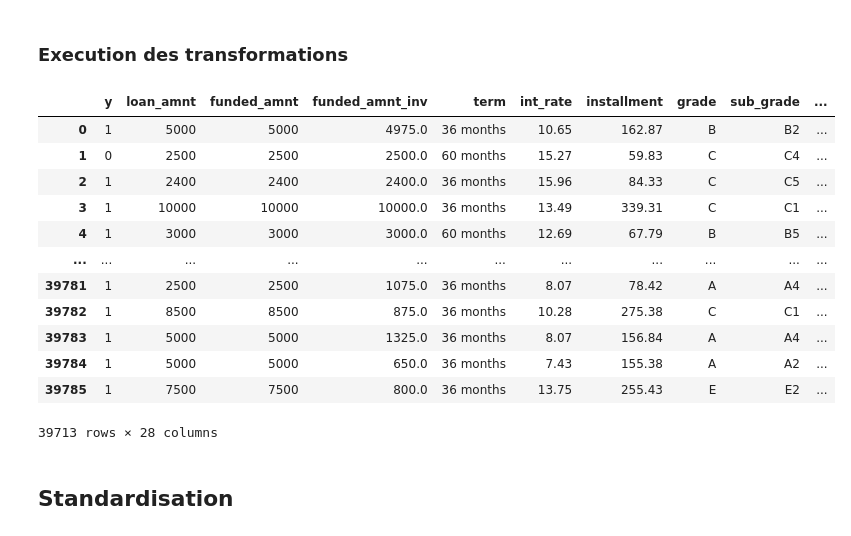
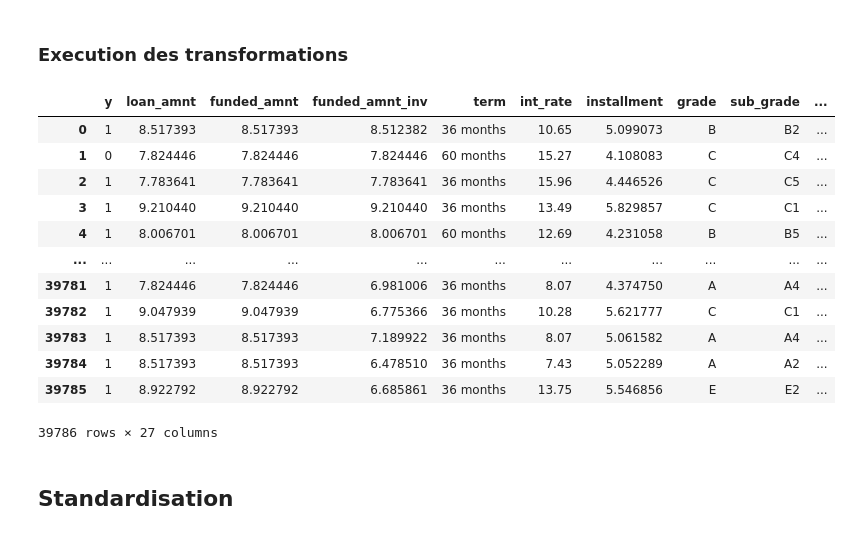
Before and after one commit to fredjgermain/transformation_tp1, a Jupyter notebook: partie2.ipynb, the cells around one changed output. Cells and saved outputs as stored; diff of their text form; code cells hidden in the pictures.

Commit message:
outliers and small changes

```diff
--- a/partie2.ipynb
+++ b/partie2.ipynb
@@ -148,3 +183,14 @@ varname_to_remove = [
   'total_pymnt', 'total_pymnt_inv', 'total_rec_late_fee',
   'recoveries', 'collection_recovery_fee', 'loan_status',
 ]
+# %%
+
+# ! Test all relevant numerical columns for possible outliers.
+test_for_outliers = [c for c in df_data.select_dtypes('number').columns if c not in [*varname_to_remove, *varname_id]]
+cols_with_outliers = [ c for c in test_for_outliers if has_outliers(df_data[c]) ]
+print(cols_with_outliers)
+
+# ! build outliers_mappers to apply a log transformation, log transformation to reduce importance of outliers, without losing observations.
+log_trf = lambda df, c: np.log(df[c] +1)
+outliers_mapper:Dict[str, Tuple[TransformerFunc, str] ] = { c: (log_trf, c) for c in cols_with_outliers }
+outliers_mapper
@@ -154,57 +217,62 @@ varname_to_remove = [
 
 df_transformed = df_data.copy()
 
 
 # ! Transformations de notre variables cible.
 # ! If loan_status == 'Fully Paid' then y = 1 else y = 0
 df_transformed['y'] = [ 1 if v == 'Fully Paid' else 0 for v in df_transformed['loan_status'].values ]
 
 
 # ! Transformations
 for varname, (func, outvarname) in transform_mapper.items():
 	outvarname = outvarname or varname
 	df_transformed[outvarname] = func(df_transformed, varname)
 
+# ! Outliers
+for varname, (func, outvarname) in outliers_mapper.items():
+	outvarname = outvarname or varname
+	df_transformed[outvarname] = func(df_transformed, varname)
+
 # ! Imputations
 for varname, (func, outvarname) in imputations_mapper.items():
 	outvarname = outvarname or varname
 	df_transformed[outvarname] = df_transformed[varname].fillna(func(df_transformed, varname))
 
-# ? Not necessary if we drop date columns
-# ! Flagging
-for varname, (func, outvarname) in flag_mapper.items():
-	outvarname = outvarname or varname
-	df_transformed[outvarname] = func(df_transformed, varname)
+# # ? Not necessary if we drop date columns
+# # ! Flagging
+# for varname, (func, outvarname) in flag_mapper.items():
+# 	outvarname = outvarname or varname
+# 	df_transformed[outvarname] = func(df_transformed, varname)
 
 
-# ! Drop flagged observations
-varname_flag = ['last_pymnt_d_flag', 'last_credit_pull_d_flag'] #
-to_keep = df_transformed[varname_flag].all(axis=1)
-df_transformed['to_keep'] = to_keep
-df_rejected = df_transformed[~to_keep]  # ? Keep rejected observations for documentation purposes
-df_transformed = df_transformed[to_keep]
+# # ! Drop flagged observations
+# varname_flag = ['last_pymnt_d_flag', 'last_credit_pull_d_flag'] #
+# to_keep = df_transformed[varname_flag].all(axis=1)
+# df_transformed['to_keep'] = to_keep
+# df_rejected = df_transformed[~to_keep]  # ? Keep rejected observations for documentation purposes
+# df_transformed = df_transformed[to_keep]
 
 # ! Remove temporary variables
-df_transformed = df_transformed.drop(columns=['to_keep', *varname_id, *varname_cardinality_1, *temporary_variables, *varname_to_remove])
+df_transformed = df_transformed.drop(columns=[*varname_id, *varname_cardinality_1, *varname_to_remove])
 
 # ! Ordonnancement des colonnes
 ordered = ['y', *[ c for c in df_transformed.columns if c != 'y']]
 df_transformed = df_transformed[ordered]
 df_transformed
 # %% [output]
 |  | y | loan_amnt | funded_amnt | funded_amnt_inv | term | int_rate | installment | grade | sub_grade | ... |
-| 0 | 1 | 5000 | 5000 | 4975.0 | 36 months | 10.65 | 162.87 | B | B2 | ... |
-| 1 | 0 | 2500 | 2500 | 2500.0 | 60 months | 15.27 | 59.83 | C | C4 | ... |
-| 2 | 1 | 2400 | 2400 | 2400.0 | 36 months | 15.96 | 84.33 | C | C5 | ... |
-| 3 | 1 | 10000 | 10000 | 10000.0 | 36 months | 13.49 | 339.31 | C | C1 | ... |
-| 4 | 1 | 3000 | 3000 | 3000.0 | 60 months | 12.69 | 67.79 | B | B5 | ... |
+| 0 | 1 | 8.517393 | 8.517393 | 8.512382 | 36 months | 10.65 | 5.099073 | B | B2 | ... |
+| 1 | 0 | 7.824446 | 7.824446 | 7.824446 | 60 months | 15.27 | 4.108083 | C | C4 | ... |
+| 2 | 1 | 7.783641 | 7.783641 | 7.783641 | 36 months | 15.96 | 4.446526 | C | C5 | ... |
+| 3 | 1 | 9.210440 | 9.210440 | 9.210440 | 36 months | 13.49 | 5.829857 | C | C1 | ... |
+| 4 | 1 | 8.006701 | 8.006701 | 8.006701 | 60 months | 12.69 | 4.231058 | B | B5 | ... |
 | ... | ... | ... | ... | ... | ... | ... | ... | ... | ... | ... |
-| 39781 | 1 | 2500 | 2500 | 1075.0 | 36 months | 8.07 | 78.42 | A | A4 | ... |
-| 39782 | 1 | 8500 | 8500 | 875.0 | 36 months | 10.28 | 275.38 | C | C1 | ... |
-| 39783 | 1 | 5000 | 5000 | 1325.0 | 36 months | 8.07 | 156.84 | A | A4 | ... |
-| 39784 | 1 | 5000 | 5000 | 650.0 | 36 months | 7.43 | 155.38 | A | A2 | ... |
-| 39785 | 1 | 7500 | 7500 | 800.0 | 36 months | 13.75 | 255.43 | E | E2 | ... |
+| 39781 | 1 | 7.824446 | 7.824446 | 6.981006 | 36 months | 8.07 | 4.374750 | A | A4 | ... |
+| 39782 | 1 | 9.047939 | 9.047939 | 6.775366 | 36 months | 10.28 | 5.621777 | C | C1 | ... |
+| 39783 | 1 | 8.517393 | 8.517393 | 7.189922 | 36 months | 8.07 | 5.061582 | A | A4 | ... |
+| 39784 | 1 | 8.517393 | 8.517393 | 6.478510 | 36 months | 7.43 | 5.052289 | A | A2 | ... |
+| 39785 | 1 | 8.922792 | 8.922792 | 6.685861 | 36 months | 13.75 | 5.546856 | E | E2 | ... |
-39713 rows × 28 columns
+39786 rows × 27 columns
 # %% [markdown]
 ## Standardisation
 # %%
```
Also changed, not shown: parts of 10 cells of this notebook, 3 other files.
